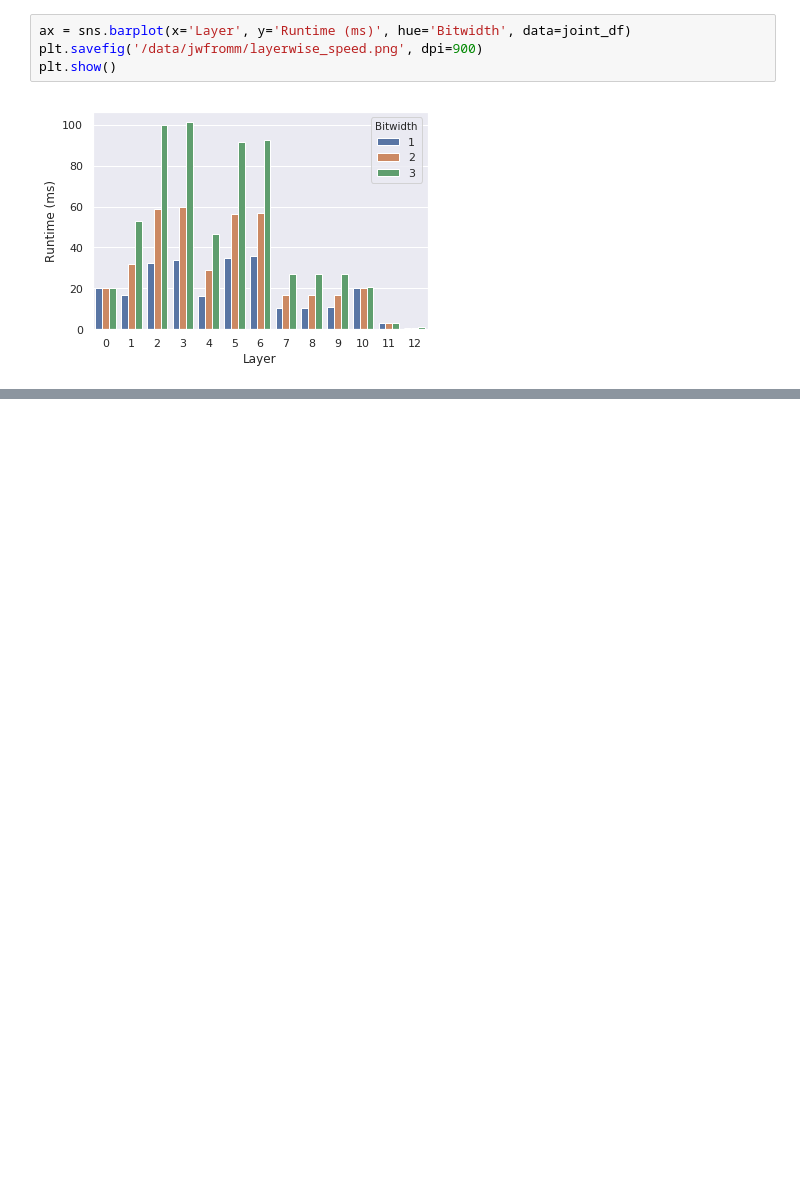
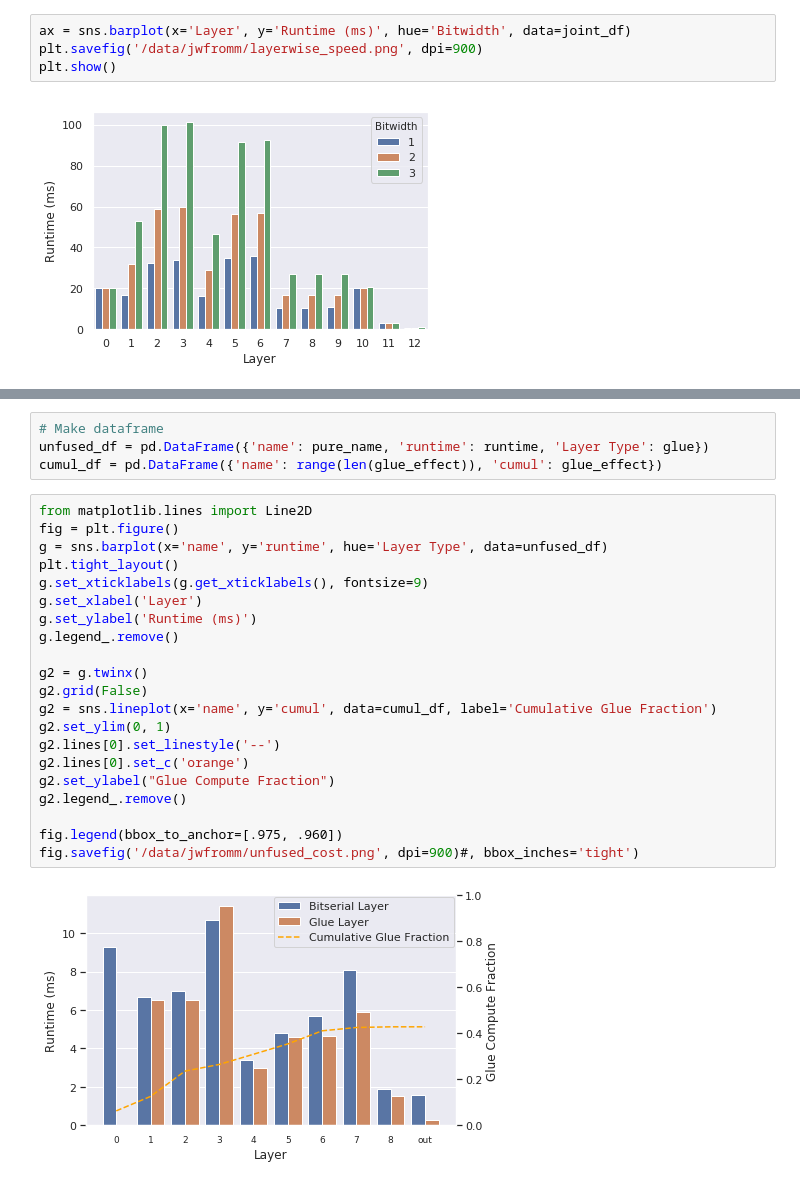
Before and after one commit to jwfromm/Riptide, a Jupyter notebook: notebooks/TrueBinary_Plots.ipynb, the cells around one changed output, grey strips where cells are left out. Drawn from its saved outputs; the diff is of its cells as text; blank space fills up the shorter version.

```diff
--- a/notebooks/TrueBinary_Plots.ipynb
+++ b/notebooks/TrueBinary_Plots.ipynb
@@ -147,0 +236,27 @@ plt.show()
+# %%
+# Make dataframe
+unfused_df = pd.DataFrame({'name': pure_name, 'runtime': runtime, 'Layer Type': glue})
+cumul_df = pd.DataFrame({'name': range(len(glue_effect)), 'cumul': glue_effect})
+# %%
+from matplotlib.lines import Line2D
+fig = plt.figure()
+g = sns.barplot(x='name', y='runtime', hue='Layer Type', data=unfused_df)
+plt.tight_layout()
+g.set_xticklabels(g.get_xticklabels(), fontsize=9)
+g.set_xlabel('Layer')
+g.set_ylabel('Runtime (ms)')
+g.legend_.remove()
+
+g2 = g.twinx()
+g2.grid(False)
+g2 = sns.lineplot(x='name', y='cumul', data=cumul_df, label='Cumulative Glue Fraction')
+g2.set_ylim(0, 1)
+g2.lines[0].set_linestyle('--')
+g2.lines[0].set_c('orange')
+g2.set_ylabel("Glue Compute Fraction")
+g2.legend_.remove()
+
+fig.legend(bbox_to_anchor=[.975, .960])
+fig.savefig('/data/jwfromm/unfused_cost.png', dpi=900)#, bbox_inches='tight')
+# %% [output]
+[figure, added]
```
Also changed, not shown: parts of 27 cells of this notebook, 4 other files.
